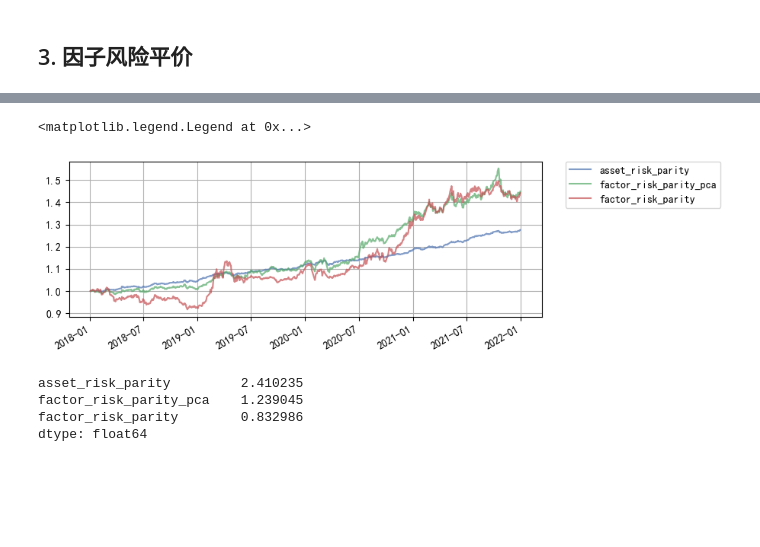
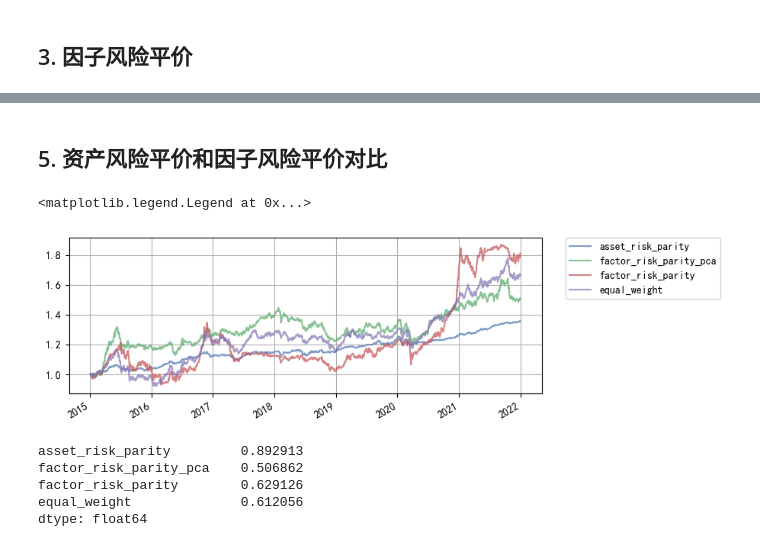
Before and after one commit to yuansicheng/factor_allocation_research, a Jupyter notebook: codes/risk_parity.ipynb, the cells around one changed output, grey strips where cells are left out. Drawn from its saved outputs; the diff is of its cells as text; code cells hidden in the pictures; blank space fills up the shorter version.

Commit message:
update risk parity

```diff
--- a/codes/risk_parity.ipynb
+++ b/codes/risk_parity.ipynb
@@ -25,9 +25,9 @@ from load_data import *
 from backtest import *
 # %%
 # 回测参数
-date_range = [datetime(2018,1,1), datetime(2021,12,31)]
+date_range = [datetime(2015,1,1), datetime(2021,12,31)]
 frequency = 22
-look_back = 252*3
+look_back = 252*1
 # %% [markdown]
 ## 1. 载入资产和因子数据
 # %%
@@ -84,6 +84,11 @@ class FactorRiskParityStrategy(Strategy):
     def __init__(self, use_pca_factor=False, factor_data=None):
         self._use_pca_factor = use_pca_factor
         self._factor_data = factor_data
+
+        if not use_pca_factor:
+            self._factor_risk = pd.DataFrame(columns=factor_data.columns)
+        else:
+            self._factor_risk = pd.DataFrame(columns=['factor_{}'.format(i) for i in range(5)])
 
     def getPcaFactorReturns(self, asset_data):
         asset_data = asset_data.rolling(22).mean().dropna()
@@ -96,6 +101,8 @@ class FactorRiskParityStrategy(Strategy):
         asset_return_pca.index = asset_data.index
         asset_return_pca.columns = ['factor_{}'.format(i) for i in range(asset_return_pca.shape[1])]
 
+        # asset_return_pca.plot()
+
         return asset_return_pca
 
     def getProtfolioRisk(self, w, asset_cov):
@@ -103,8 +110,8 @@ class FactorRiskParityStrategy(Strategy):
 
     def riskLoss(self, w, asset_cov, A_T, A_pinv):
         w = np.matrix(w).T
-        # print(w.sum(), self.getFactorRisk(w, asset_cov, A_T, A_pinv).squeeze().sum(), self.getProtfolioRisk(w, asset_cov))
-        return ((self.getFactorRisk(w, asset_cov, A_T, A_pinv) - self.getProtfolioRisk(w, asset_cov)/w.shape[0]) ** 2).sum()
+        # print(self.getFactorRisk(w, asset_cov, A_T, A_pinv).squeeze().round(5), self.getProtfolioRisk(w, asset_cov))
+        return ((self.getFactorRisk(w, asset_cov, A_T, A_pinv) - self.getProtfolioRisk(w, asset_cov)/A_T.shape[0]) ** 2).sum()
 
     def getProtfolioRisk(self, w, asset_cov):
         return np.sqrt(w.T @ asset_cov @ w)[0,0]
@@ -129,10 +136,13 @@ class FactorRiskParityStrategy(Strategy):
         # opt
         cons = []
         cons.append({'type': 'eq', 'fun': lambda w: sum(w)-1})
+        # bounds = tuple([(-1,1)] * asset_data.shape[1])
         bounds = tuple([(0,1)] * asset_data.shape[1])
 
         asset_weights = minimize(self.riskLoss, w0, constraints=cons, args=(asset_cov, A_T, A_pinv), bounds=bounds,  method='SLSQP').x
 
+        self._factor_risk.loc[id_date] = np.array(self.getFactorRisk(asset_weights, asset_cov, A_T, A_pinv)).squeeze()
+        # print(self.getFactorRisk(asset_weights, asset_cov, A_T, A_pinv))
         # sys.exit(1)
 
         return pd.Series(asset_weights, index=asset_data.columns).T
@@ -168,0 +191,13 @@ factor_risk_party_backtest.getHistoricalValue(scale=True).plot(figsize=(8,3), gr
+# %%
+class EqualWeightStrategy(Strategy):
+    def run(self, id_date, asset_data):
+        return pd.Series([1/asset_data.shape[1]]*asset_data.shape[1], index=asset_data.columns)
+# %%
+equal_weight_backtest = BacktestManager(
+        EqualWeightStrategy(),
+        asset_data_raw,
+        date_range = date_range,
+        frequency = frequency,
+        look_back = look_back,
+    )
+equal_weight_backtest.run()
@@ -169,20 +209,24 @@ factor_risk_party_backtest.getHistoricalValue(scale=True).plot(figsize=(8,3), gr
+# %% [markdown]
+## 5. 资产风险平价和因子风险平价对比
 # %%
 rp_values = pd.DataFrame({
     'asset_risk_parity': asset_risk_party_backtest.getHistoricalValue(scale=True),
     'factor_risk_parity_pca': factor_risk_party_backtest_pca.getHistoricalValue(scale=True),
     'factor_risk_parity': factor_risk_party_backtest.getHistoricalValue(scale=True),
+    'equal_weight': equal_weight_backtest.getHistoricalValue(scale=True),
 })
 rp_values.plot(figsize=(8,3), grid=True, alpha=0.7)
 plt.legend(loc=2, bbox_to_anchor=(1.05,1.0),borderaxespad = 0.)
 # %% [output]
 <matplotlib.legend.Legend at 0x...>
-[figure, old version]
+[figure, new version]
 # %%
 # sharpe
 sharpe = ((rp_values.iloc[-1]/rp_values.iloc[0]) ** (252/rp_values.shape[0]) - 1 - 0.015) / (rp_values.pct_change().std() * 252**0.5)
 sharpe
 # %% [output]
-asset_risk_parity         2.410235
-factor_risk_parity_pca    1.239045
-factor_risk_parity        0.832986
+asset_risk_parity         0.892913
+factor_risk_parity_pca    0.506862
+factor_risk_parity        0.629126
+equal_weight              0.612056
 dtype: float64
```
Also changed, not shown: parts of 8 cells of this notebook.
